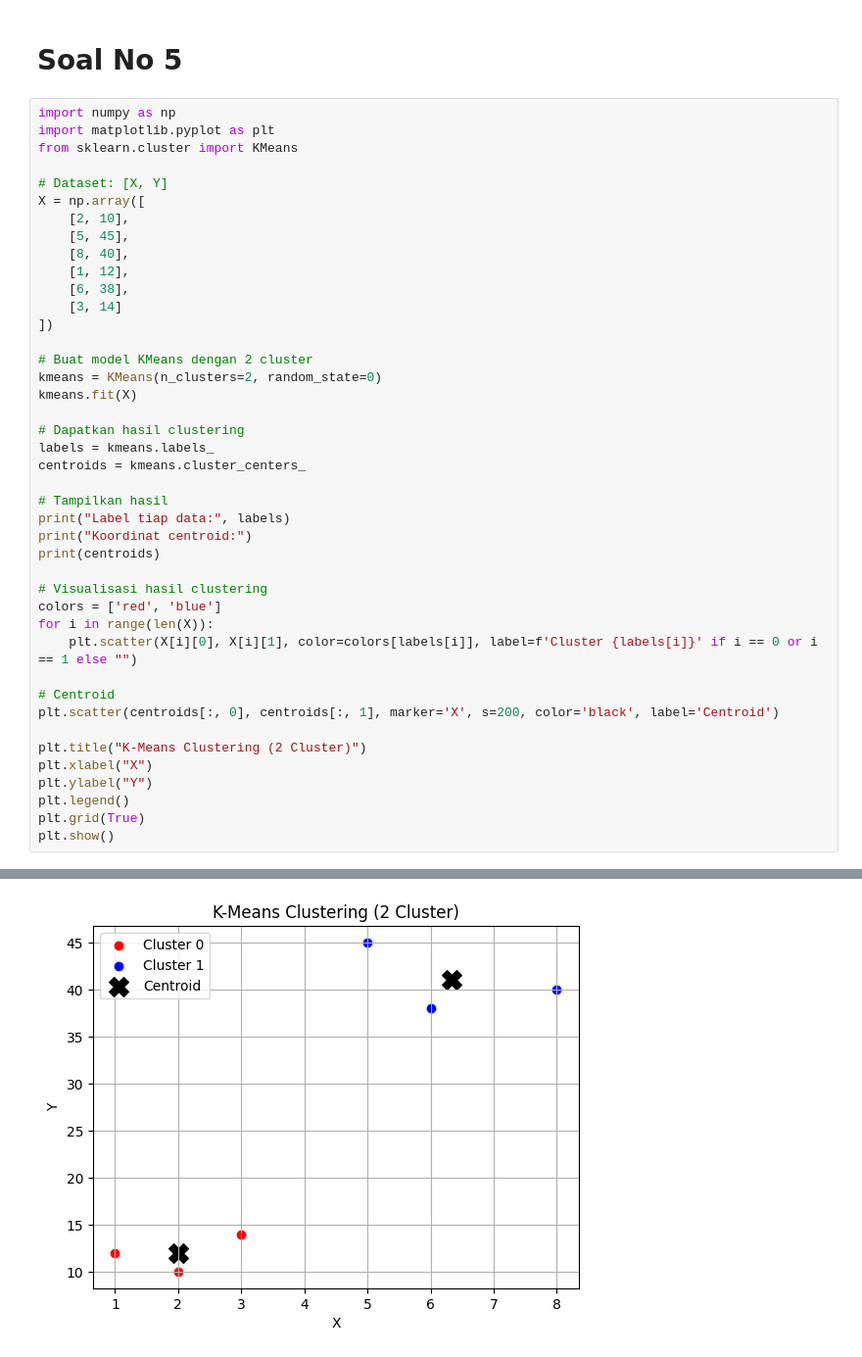
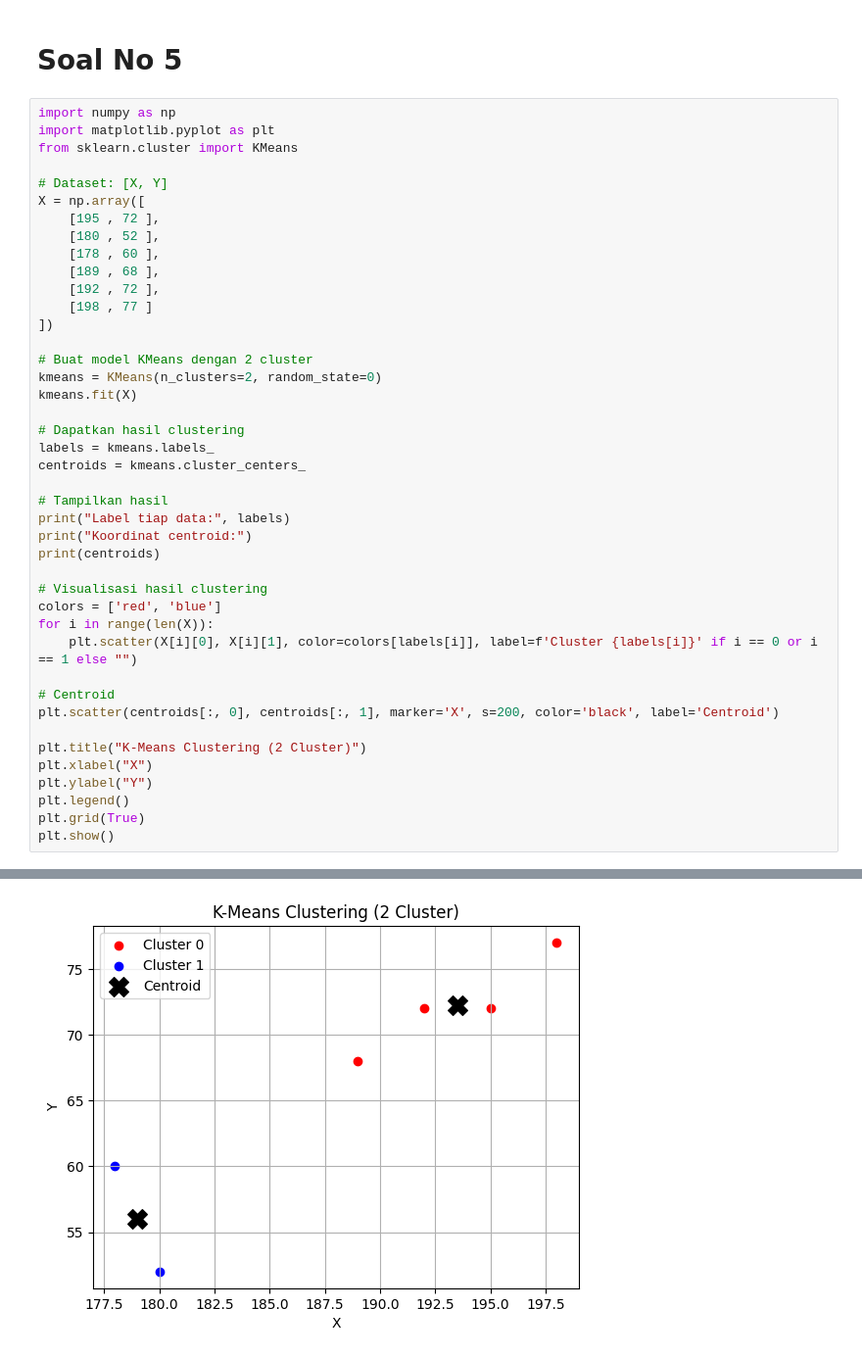
Before and after one commit to amalia-27/UAS-penambangan-data-final, a Jupyter notebook: main.ipynb, the cells around one changed output, grey strips where cells are left out. Shown: that part at 98% size. Drawn from its saved outputs; the diff is of its cells as text.

```diff
--- a/main.ipynb
+++ b/main.ipynb
@@ -733,12 +671,12 @@ from sklearn.cluster import KMeans
 
 # Dataset: [X, Y]
 X = np.array([
-    [2, 10],
-    [5, 45],
-    [8, 40],
-    [1, 12],
-    [6, 38],
-    [3, 14]
+    [195 , 72 ],
+    [180 , 52 ],
+    [178 , 60 ],
+    [189 , 68 ],
+    [192 , 72 ],
+    [198 , 77 ]
 ])
 
 # Buat model KMeans dengan 2 cluster
@@ -776 +714 @@ Koordinat centroid:
-[figure, old version]
+[figure, new version]
```
Also changed, not shown: parts of 25 cells of this notebook, 2 other files.
